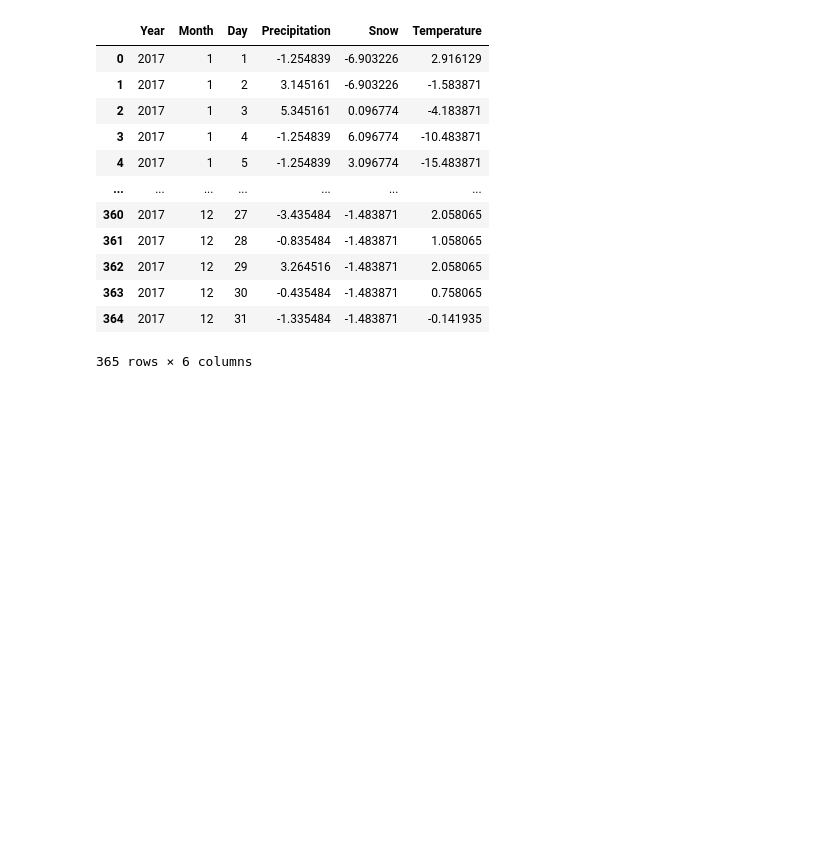
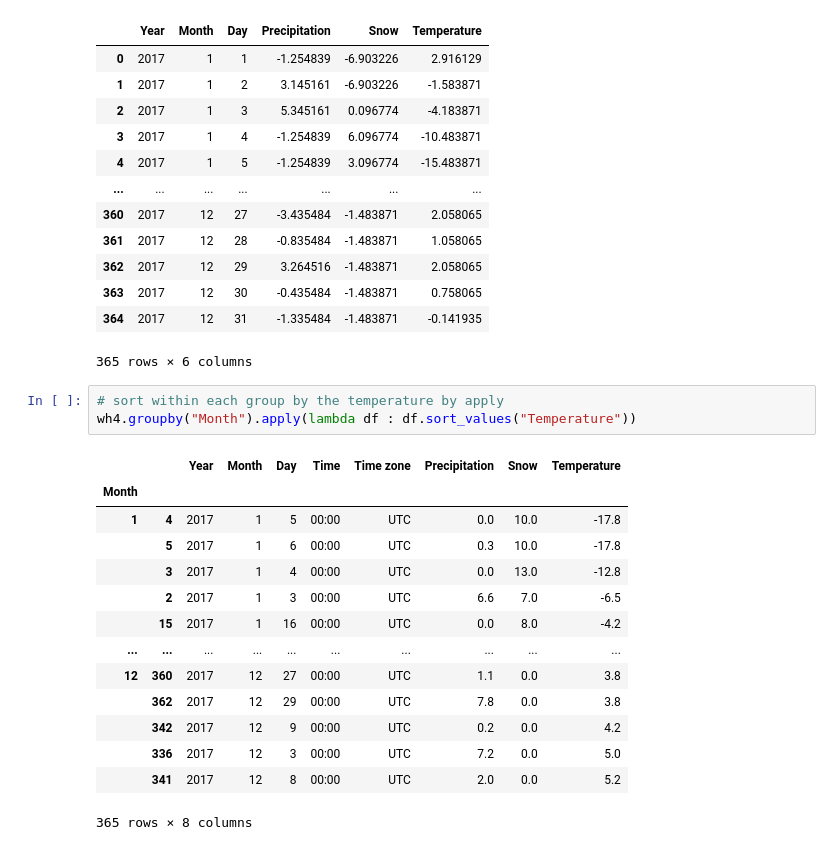
Before and after one commit to tauimonen/Data-science, a Jupyter notebook: pandas_df_aggregates.ipynb, the cells around one changed output. Saved outputs shown, nothing was run; the diff lists cells and outputs as text; blank space fills up the shorter version.

```diff
--- a/pandas_df_aggregates.ipynb
+++ b/pandas_df_aggregates.ipynb
@@ -190,3 +190,21 @@ pd.concat([wh4.iloc[:, 0:3],
 | 363 | 2017 | 12 | 30 | -0.435484 | -1.483871 | 0.758065 |
 | 364 | 2017 | 12 | 31 | -1.335484 | -1.483871 | -0.141935 |
 365 rows × 6 columns
+# %%
+# sort within each group by the temperature by apply
+wh4.groupby("Month").apply(lambda df : df.sort_values("Temperature"))
+# %% [output]
+|  |  | Year | Month | Day | Time | Time zone | Precipitation | Snow | Temperature |
+| Month |  |  |  |  |  |  |  |  |  |
+| 1 | 4 | 2017 | 1 | 5 | 00:00 | UTC | 0.0 | 10.0 | -17.8 |
+|  | 5 | 2017 | 1 | 6 | 00:00 | UTC | 0.3 | 10.0 | -17.8 |
+|  | 3 | 2017 | 1 | 4 | 00:00 | UTC | 0.0 | 13.0 | -12.8 |
+|  | 2 | 2017 | 1 | 3 | 00:00 | UTC | 6.6 | 7.0 | -6.5 |
+|  | 15 | 2017 | 1 | 16 | 00:00 | UTC | 0.0 | 8.0 | -4.2 |
+| ... | ... | ... | ... | ... | ... | ... | ... | ... | ... |
+| 12 | 360 | 2017 | 12 | 27 | 00:00 | UTC | 1.1 | 0.0 | 3.8 |
+|  | 362 | 2017 | 12 | 29 | 00:00 | UTC | 7.8 | 0.0 | 3.8 |
+|  | 342 | 2017 | 12 | 9 | 00:00 | UTC | 0.2 | 0.0 | 4.2 |
+|  | 336 | 2017 | 12 | 3 | 00:00 | UTC | 7.2 | 0.0 | 5.0 |
+|  | 341 | 2017 | 12 | 8 | 00:00 | UTC | 2.0 | 0.0 | 5.2 |
+365 rows × 8 columns
```
